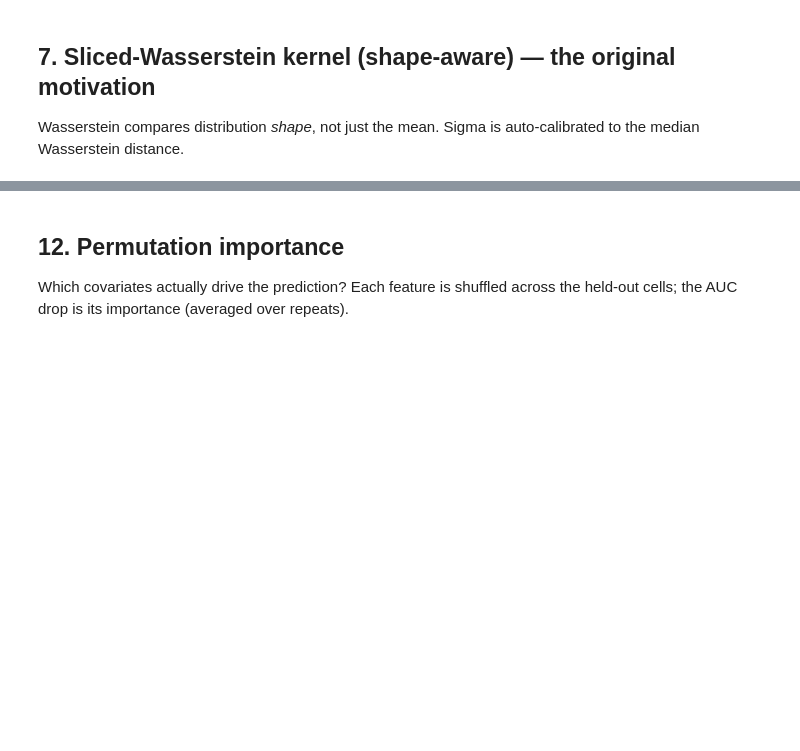
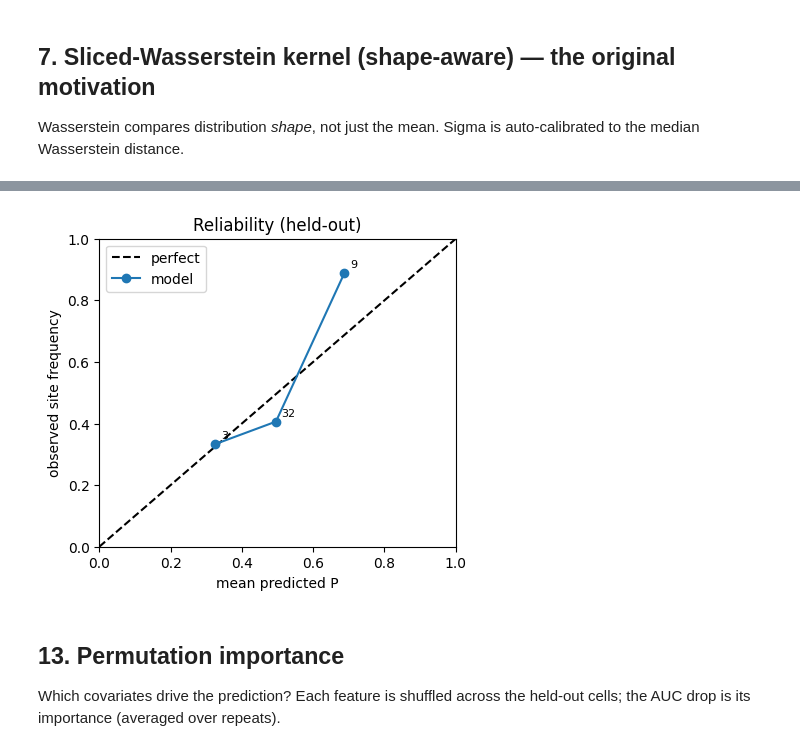
Before and after one commit to mrecos/KLRFome_JAX, a Jupyter notebook: notebooks/04_real_data_validation.ipynb, the cells around one changed output, grey strips where cells are left out. Cells and saved outputs as stored; diff of their text form; code cells hidden in the pictures; blank space fills up the shorter version.

```diff
--- a/notebooks/04_real_data_validation.ipynb
+++ b/notebooks/04_real_data_validation.ipynb
@@ -221,17 +286,18 @@ Labels show the count per bin (coarse at small FRACTION).
 # %%
 bc, mp, of, ct = reliability_curve(p_te, y_te, n_bins=5)
 fig, ax = plt.subplots(figsize=(4.6, 4))
-ax.plot([0, 1], [0, 1], 'k--', label='perfect')
-ax.plot(mp, of, 'o-', label='model')
+ax.plot([0, 1], [0, 1], 'k--', label='perfect'); ax.plot(mp, of, 'o-', label='model')
 for x_, y_, c_ in zip(mp, of, ct):
     ax.annotate(str(c_), (x_, y_), textcoords='offset points', xytext=(4, 4), fontsize=8)
 ax.set_xlabel('mean predicted P'); ax.set_ylabel('observed site frequency')
 ax.set_xlim(0, 1); ax.set_ylim(0, 1)
 ax.set_title('Reliability (held-out)'); ax.legend(loc='upper left'); plt.show()
+# %% [output]
+[figure, added]
 # %% [markdown]
-## 12. Permutation importance
-Which covariates actually drive the prediction? Each feature is shuffled across the
-held-out cells; the AUC drop is its importance (averaged over repeats).
+## 13. Permutation importance
+Which covariates drive the prediction? Each feature is shuffled across the held-out
+cells; the AUC drop is its importance (averaged over repeats).
 # %%
 base_auc, imp = permutation_importance(model, test_s, covars, n_repeats=5, seed=SEED)
 order = np.argsort(imp)[::-1]
```
Also changed, not shown: parts of 32 cells of this notebook, 3 other files.
